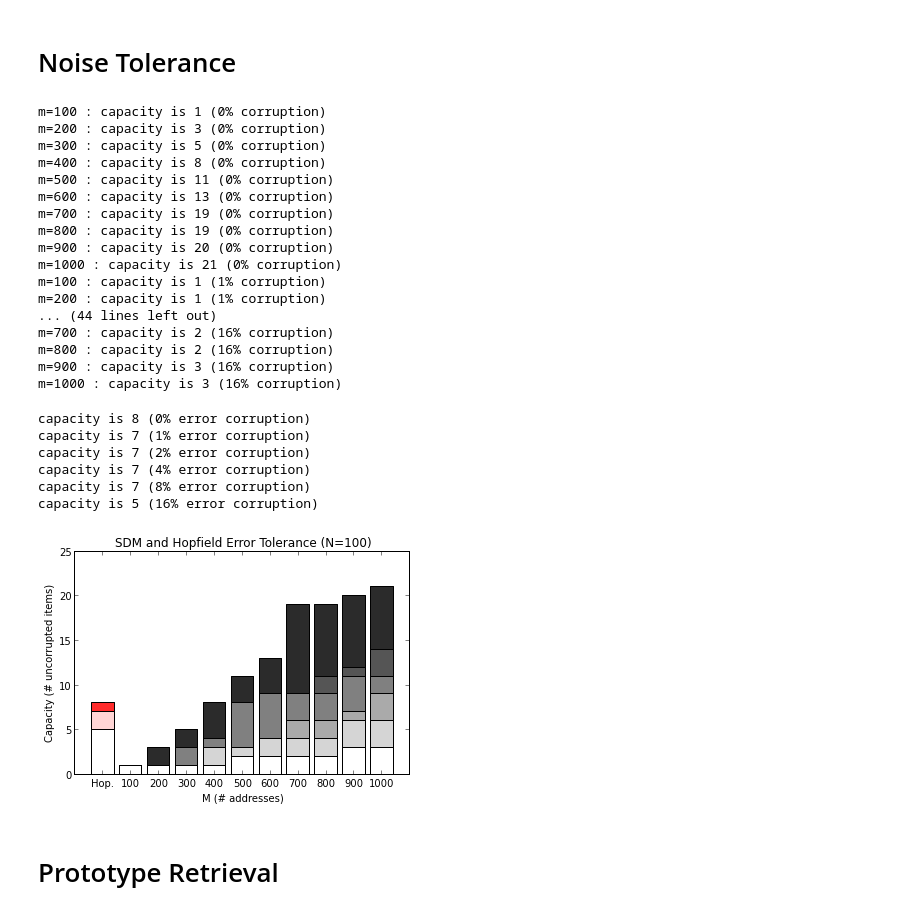
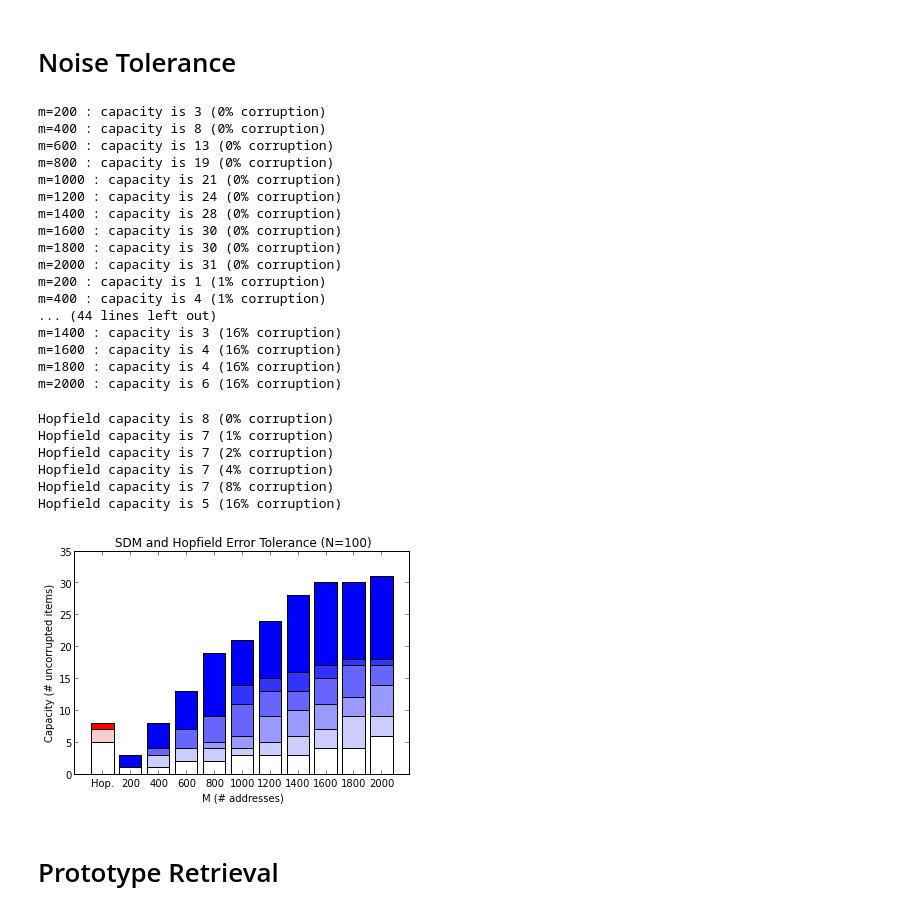
Before and after one commit to berkeley-cocosci/bayes-sdm, a Jupyter notebook: comparisons.ipynb, the cells around one changed output. Drawn from its saved outputs; the diff is of its cells as text; code cells hidden in the pictures.

Commit message:
Better plotting

```diff
--- a/comparisons.ipynb
+++ b/comparisons.ipynb
@@ -134,7 +127,6 @@ plt.legend(loc=0)
 # %%
 # How many random, uncorrelated inputs can the SDM store and be able
 # to retrieve even with corruption?
-M = np.arange(100, 1+1000, 100)
 sdm_tolerance = np.empty((noise.size, M.size))
 for nidx, err in enumerate(noise):
     k = 1
@@ -144,27 +136,28 @@ for nidx, err in enumerate(noise):
 	    k=int(k), noise=float(err),
 	    iters=int(iters), thresh=thresh, verbose=False) - 1
 	sdm_tolerance[nidx, midx] = k
-	print "m=%d : capacity is %d (%d%% corruption)" % (m, k, err*100)
+	print "SDM (m=%d) capacity is %d (%d%% corruption)" % (m, k, err*100)
 # %% [output]
-m=100 : capacity is 1 (0% corruption)
 m=200 : capacity is 3 (0% corruption)
-m=300 : capacity is 5 (0% corruption)
 m=400 : capacity is 8 (0% corruption)
-m=500 : capacity is 11 (0% corruption)
 m=600 : capacity is 13 (0% corruption)
-m=700 : capacity is 19 (0% corruption)
 m=800 : capacity is 19 (0% corruption)
-m=900 : capacity is 20 (0% corruption)
 m=1000 : capacity is 21 (0% corruption)
-m=100 : capacity is 1 (1% corruption)
+m=1200 : capacity is 24 (0% corruption)
+m=1400 : capacity is 28 (0% corruption)
+m=1600 : capacity is 30 (0% corruption)
+m=1800 : capacity is 30 (0% corruption)
+m=2000 : capacity is 31 (0% corruption)
 m=200 : capacity is 1 (1% corruption)
+m=400 : capacity is 4 (1% corruption)
 ... (44 lines left out)
-m=700 : capacity is 2 (16% corruption)
-m=800 : capacity is 2 (16% corruption)
-m=900 : capacity is 3 (16% corruption)
-m=1000 : capacity is 3 (16% corruption)
+m=1400 : capacity is 3 (16% corruption)
+m=1600 : capacity is 4 (16% corruption)
+m=1800 : capacity is 4 (16% corruption)
+m=2000 : capacity is 6 (16% corruption)
 # %%
-# How many random, uncorrelated inputs can the Hopfield net store?
+# How many random, uncorrelated inputs can the Hopfield net store and
+# be able to retrieve even with corruption?
 hop_tolerance = np.empty(noise.size)
 k = 1
 for nidx, err in enumerate(noise):
@@ -172,36 +165,36 @@ for nidx, err in enumerate(noise):
 	int(n), k=1, noise=float(err),
 	iters=int(iters), thresh=thresh, verbose=False) - 1
     hop_tolerance[nidx] = k
-    print "capacity is %d (%d%% error corruption)" % (k, err*100)
+    print "Hopfield capacity is %d (%d%% corruption)" % (k, err*100)
 # %% [output]
-capacity is 8 (0% error corruption)
-capacity is 7 (1% error corruption)
-capacity is 7 (2% error corruption)
-capacity is 7 (4% error corruption)
-capacity is 7 (8% error corruption)
-capacity is 5 (16% error corruption)
+Hopfield capacity is 8 (0% corruption)
+Hopfield capacity is 7 (1% corruption)
+Hopfield capacity is 7 (2% corruption)
+Hopfield capacity is 7 (4% corruption)
+Hopfield capacity is 7 (8% corruption)
+Hopfield capacity is 5 (16% corruption)
 # %%
 # plot the storage capacity as a function of address space size
 util.set_fig_properties()
 data = np.hstack([hop_tolerance[:, None], sdm_tolerance])
 x = np.arange(data.shape[1])
 labels = np.hstack(["Hop.", M])
 
 for nidx, err in enumerate(noise):
-    f = (nidx+1.) / len(noise)
-    scolor = (f, f, f)
+    f = nidx / (len(noise)-1.)
+    scolor = (f, f, 1)
     hcolor = (1, f, f)
     plt.bar(x[:1], data[nidx, :1], align='center', color=hcolor)
     plt.bar(x[1:], data[nidx, 1:], align='center', color=scolor)
 
 plt.xticks(x, labels)
 plt.xlim(-1, x.size)
 plt.xlabel("M (# addresses)")
 plt.ylabel("Capacity (# uncorrupted items)")
 plt.title("SDM and Hopfield Error Tolerance (N=%d)" % n)
 plt.legend(loc=0)
 # %% [output]
-[figure, old version]
+[figure, new version]
 # %% [markdown]
 # Prototype Retrieval
 # %% [markdown]
```
Also changed, not shown: parts of 2 cells of this notebook, 1 other file.
